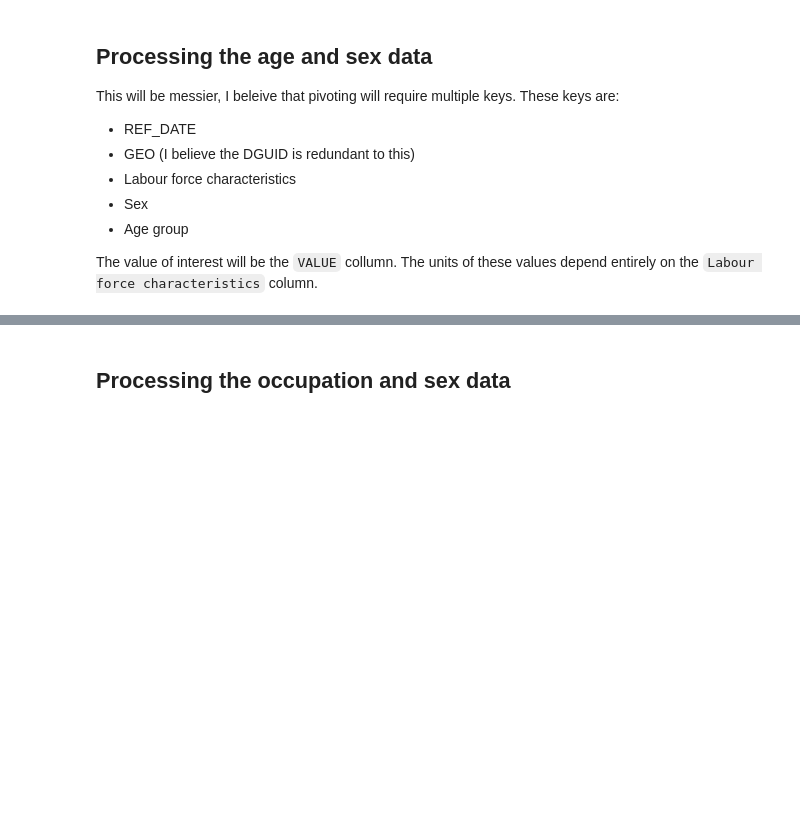
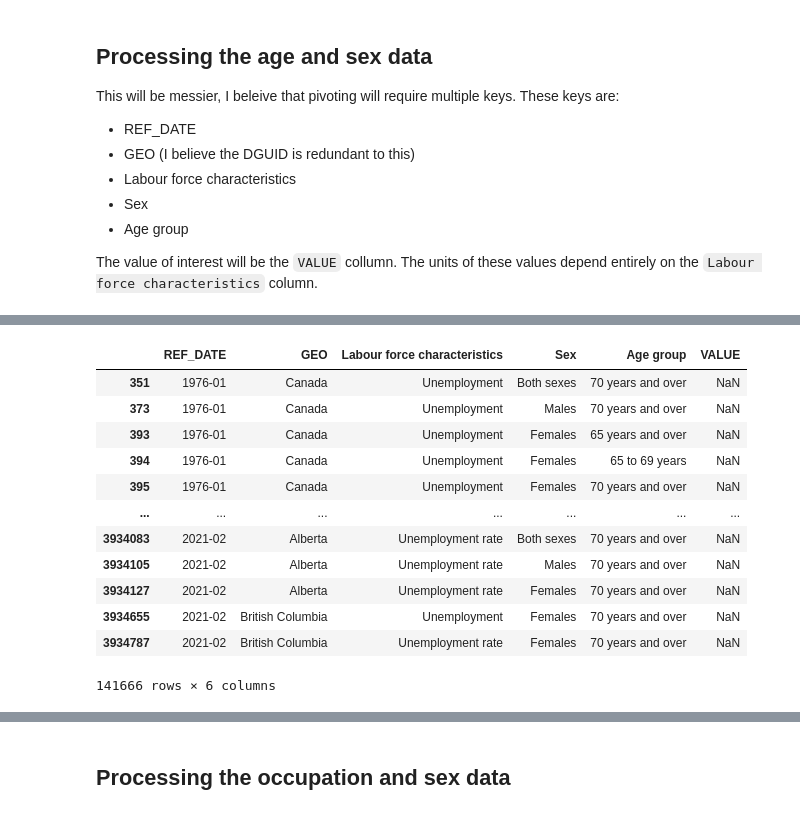
Before and after one commit to thegentlemanphysicist/DataScienceProject, a Jupyter notebook: JonPlots.ipynb, the cells around one changed output, grey strips where cells are left out. Drawn from its saved outputs; the diff is of its cells as text; code cells hidden in the pictures; blank space fills up the shorter version.

```diff
--- a/JonPlots.ipynb
+++ b/JonPlots.ipynb
@@ -258,3 +264,19 @@ simple_employment_data_age_sex=employment_data_sex_age[['REF_DATE','GEO','Labour
+# %%
+simple_employment_data_age_sex[simple_employment_data_age_sex['VALUE'].isna()]
+# %% [output]
+|  | REF_DATE | GEO | Labour force characteristics | Sex | Age group | VALUE |
+| 351 | 1976-01 | Canada | Unemployment | Both sexes | 70 years and over | NaN |
+| 373 | 1976-01 | Canada | Unemployment | Males | 70 years and over | NaN |
+| 393 | 1976-01 | Canada | Unemployment | Females | 65 years and over | NaN |
+| 394 | 1976-01 | Canada | Unemployment | Females | 65 to 69 years | NaN |
+| 395 | 1976-01 | Canada | Unemployment | Females | 70 years and over | NaN |
+| ... | ... | ... | ... | ... | ... | ... |
+| 3934083 | 2021-02 | Alberta | Unemployment rate | Both sexes | 70 years and over | NaN |
+| 3934105 | 2021-02 | Alberta | Unemployment rate | Males | 70 years and over | NaN |
+| 3934127 | 2021-02 | Alberta | Unemployment rate | Females | 70 years and over | NaN |
+| 3934655 | 2021-02 | British Columbia | Unemployment | Females | 70 years and over | NaN |
+| 3934787 | 2021-02 | British Columbia | Unemployment rate | Females | 70 years and over | NaN |
+141666 rows × 6 columns
 # %%
 simple_employment_data_age_sex.pivot(index=['REF_DATE','GEO','Sex','Age group'], columns='Labour force characteristics', values='VALUE')
 # %% [output]
```
Also changed, not shown: parts of 18 cells of this notebook, 1 other file.
